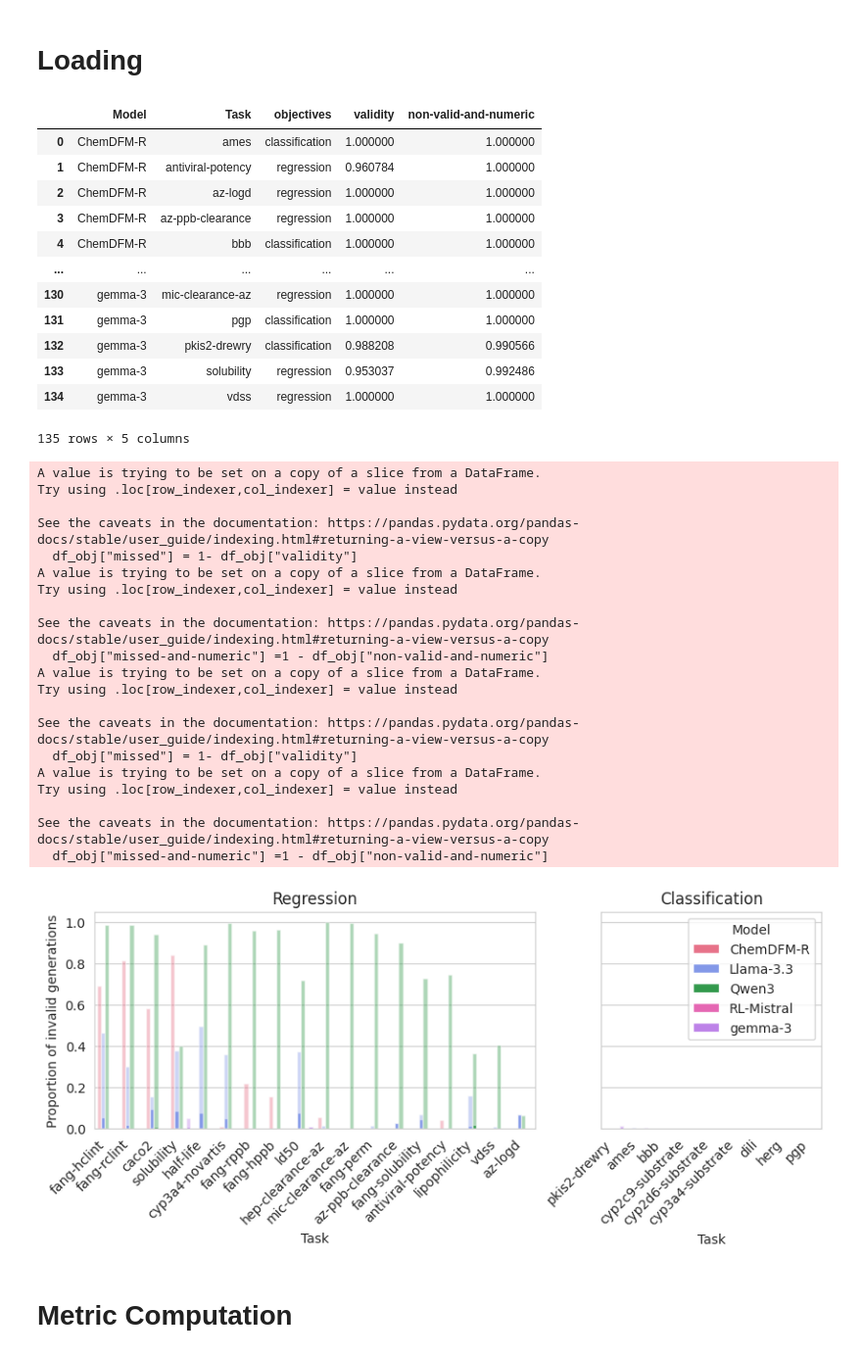
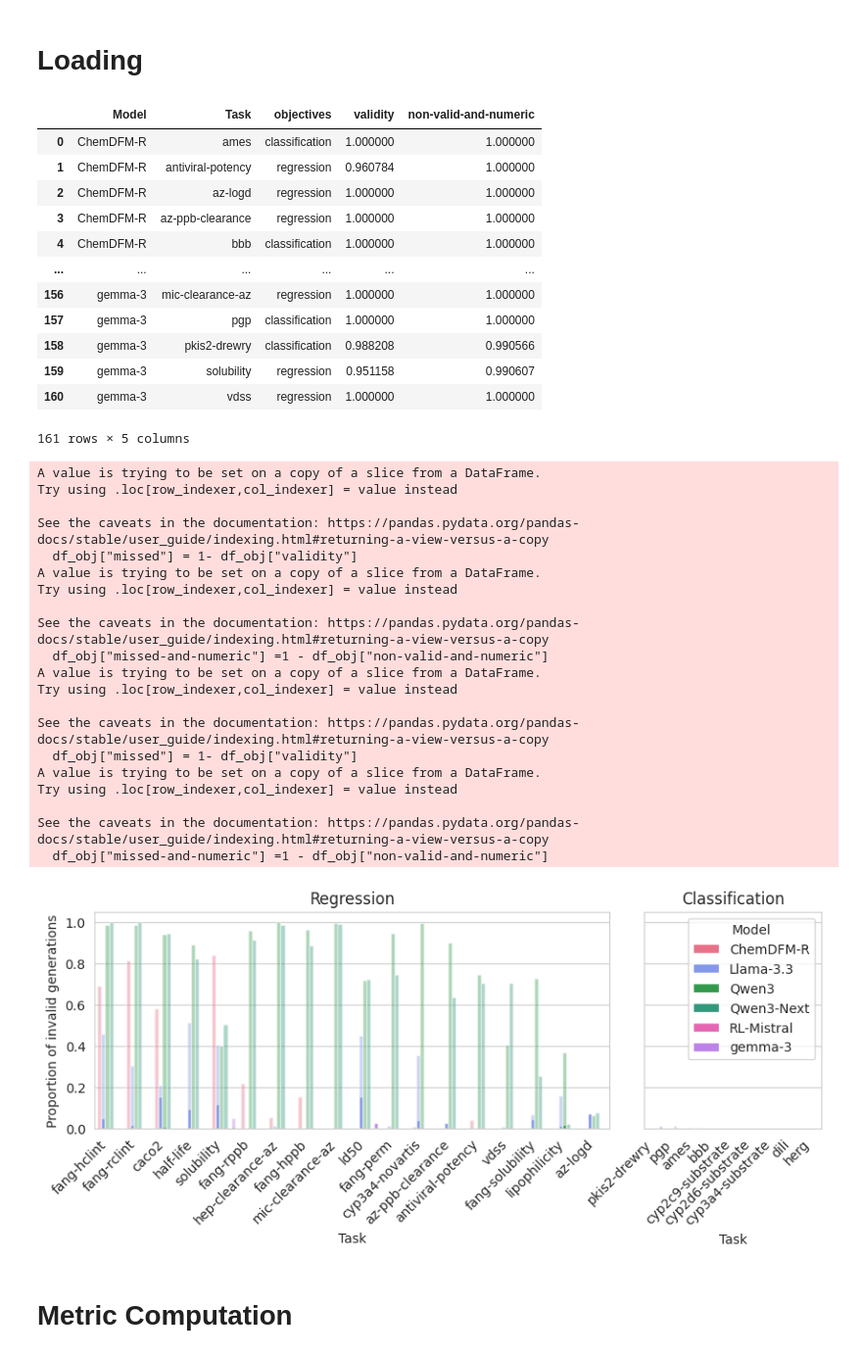
Before and after one commit to Fransou/MolGenDocking, a Jupyter notebook: notebooks/results/Polaris.ipynb, the cells around one changed output. Shown at 98% size. Drawn from its saved outputs; the diff is of its cells as text; code cells hidden in the pictures.

```diff
--- a/notebooks/results/Polaris.ipynb
+++ b/notebooks/results/Polaris.ipynb
@@ -36,7 +36,7 @@ os.makedirs(FIG_PATH, exist_ok=True)
 MOLSTRAL_PATH = Path("MolGenOutput/polaris")
 
 files = [f for f in MOLSTRAL_PATH.iterdir() if "error" not in str(f) and str(f).endswith("scored.jsonl")]
-files = [f for f in files if not any(avoid in f.name for avoid in ["MiniMax", "Next", "R1", "ether0"])]
+files = [f for f in files if not any(avoid in f.name for avoid in ["MiniMax", "R1", "ether0"])]
 files = sorted(files)
 full_df = load_molprop_results(files)
 # %%
@@ -84,16 +84,16 @@ df_validity
 | 3 | ChemDFM-R | az-ppb-clearance | regression | 1.000000 | 1.000000 |
 | 4 | ChemDFM-R | bbb | classification | 1.000000 | 1.000000 |
 | ... | ... | ... | ... | ... | ... |
-| 130 | gemma-3 | mic-clearance-az | regression | 1.000000 | 1.000000 |
-| 131 | gemma-3 | pgp | classification | 1.000000 | 1.000000 |
-| 132 | gemma-3 | pkis2-drewry | classification | 0.988208 | 0.990566 |
-| 133 | gemma-3 | solubility | regression | 0.953037 | 0.992486 |
-| 134 | gemma-3 | vdss | regression | 1.000000 | 1.000000 |
+| 156 | gemma-3 | mic-clearance-az | regression | 1.000000 | 1.000000 |
+| 157 | gemma-3 | pgp | classification | 1.000000 | 1.000000 |
+| 158 | gemma-3 | pkis2-drewry | classification | 0.988208 | 0.990566 |
+| 159 | gemma-3 | solubility | regression | 0.951158 | 0.990607 |
+| 160 | gemma-3 | vdss | regression | 1.000000 | 1.000000 |
-135 rows × 5 columns
+161 rows × 5 columns
 # %%
-prop_cls = df_validity[df_validity.objectives == "classification"].Task.nunique() / df_validity.Task.nunique()/2
+prop_cls = df_validity[df_validity.objectives == "classification"].Task.nunique() / df_validity.Task.nunique()/1.3
 
-fig, axes = plt.subplots(1,2,figsize=(10,3), gridspec_kw={ "width_ratios": [1-prop_reg, prop_cls]}, sharey=True)
+fig, axes = plt.subplots(1,2,figsize=(10,3), gridspec_kw={"wspace":0.1, "width_ratios": [1-prop_cls, prop_cls]}, sharey=True)
 
 for obj, ax in zip(["regression", "classification"], axes):
     df_obj = df_validity[df_validity.objectives == obj]
@@ -115,34 +115,34 @@ for obj, ax in zip(["regression", "classification"], axes):
     )
     ax.set_title(obj.capitalize())
     _ = ax.set_xticklabels(ax.get_xticklabels(), rotation=45, ha='right')
     if ax == axes[0]:
         ax.set_ylabel("Proportion of invalid generations")
     else:
         ax.set_ylabel("")
 
 fig.savefig(f"{FIG_PATH}/valid_.pdf", bbox_inches="tight")
 # %% [output]
 A value is trying to be set on a copy of a slice from a DataFrame.
 Try using .loc[row_indexer,col_indexer] = value instead
 
 See the caveats in the documentation: https://pandas.pydata.org/pandas-docs/stable/user_guide/indexing.html#returning-a-view-versus-a-copy
   df_obj["missed"] = 1- df_obj["validity"]
 A value is trying to be set on a copy of a slice from a DataFrame.
 Try using .loc[row_indexer,col_indexer] = value instead
 
 See the caveats in the documentation: https://pandas.pydata.org/pandas-docs/stable/user_guide/indexing.html#returning-a-view-versus-a-copy
   df_obj["missed-and-numeric"] =1 - df_obj["non-valid-and-numeric"]
 A value is trying to be set on a copy of a slice from a DataFrame.
 Try using .loc[row_indexer,col_indexer] = value instead
 
 See the caveats in the documentation: https://pandas.pydata.org/pandas-docs/stable/user_guide/indexing.html#returning-a-view-versus-a-copy
   df_obj["missed"] = 1- df_obj["validity"]
 A value is trying to be set on a copy of a slice from a DataFrame.
 Try using .loc[row_indexer,col_indexer] = value instead
 
 See the caveats in the documentation: https://pandas.pydata.org/pandas-docs/stable/user_guide/indexing.html#returning-a-view-versus-a-copy
   df_obj["missed-and-numeric"] =1 - df_obj["non-valid-and-numeric"]
-[figure, old version]
+[figure, new version]
 # %% [markdown]
 # Metric Computation
 # %% [markdown]
```
Also changed, not shown: parts of 8 cells of this notebook, 1 other file.
